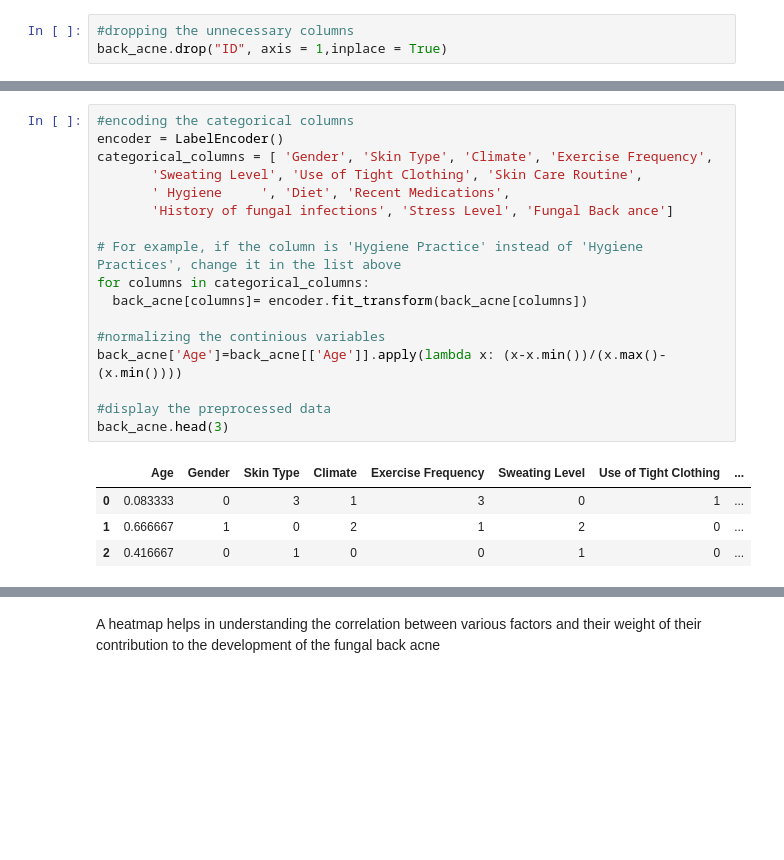
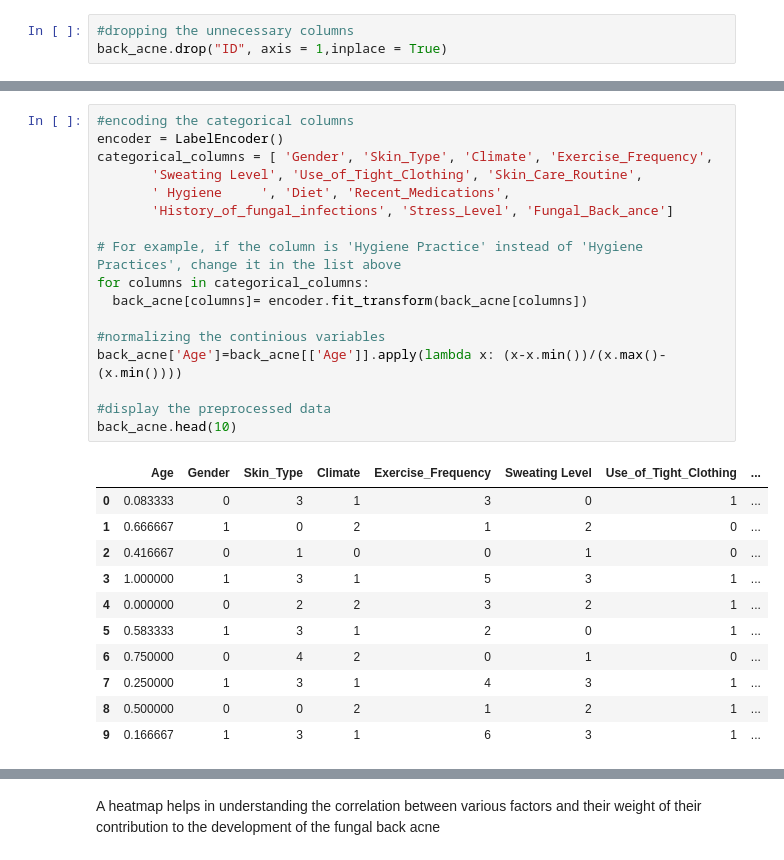
Before and after one commit to Mary7Magdalene/Fungal-Back-acne, a Jupyter notebook: back_acne_Final.ipynb, the cells around one changed output, grey strips where cells are left out. Cells and saved outputs as stored; diff of their text form; blank space fills up the shorter version.

```diff
--- a/back_acne_Final.ipynb
+++ b/back_acne_Final.ipynb
@@ -55,22 +63,29 @@ Index(['Age', 'Gender', 'Skin Type', 'Climate', 'Exercise Frequency',
 # %%
 #encoding the categorical columns
 encoder = LabelEncoder()
-categorical_columns = [ 'Gender', 'Skin Type', 'Climate', 'Exercise Frequency',
-       'Sweating Level', 'Use of Tight Clothing', 'Skin Care Routine',
-       ' Hygiene     ', 'Diet', 'Recent Medications',
-       'History of fungal infections', 'Stress Level', 'Fungal Back ance']
+categorical_columns = [ 'Gender', 'Skin_Type', 'Climate', 'Exercise_Frequency',
+       'Sweating Level', 'Use_of_Tight_Clothing', 'Skin_Care_Routine',
+       ' Hygiene     ', 'Diet', 'Recent_Medications',
+       'History_of_fungal_infections', 'Stress_Level', 'Fungal_Back_ance']
 
 # For example, if the column is 'Hygiene Practice' instead of 'Hygiene Practices', change it in the list above
 for columns in categorical_columns:
   back_acne[columns]= encoder.fit_transform(back_acne[columns])
 
 #normalizing the continious variables
 back_acne['Age']=back_acne[['Age']].apply(lambda x: (x-x.min())/(x.max()- (x.min())))
 
 #display the preprocessed data
-back_acne.head(3)
+back_acne.head(10)
 # %% [output]
-|  | Age | Gender | Skin Type | Climate | Exercise Frequency | Sweating Level | Use of Tight Clothing | ... |
+|  | Age | Gender | Skin_Type | Climate | Exercise_Frequency | Sweating Level | Use_of_Tight_Clothing | ... |
 | 0 | 0.083333 | 0 | 3 | 1 | 3 | 0 | 1 | ... |
 | 1 | 0.666667 | 1 | 0 | 2 | 1 | 2 | 0 | ... |
 | 2 | 0.416667 | 0 | 1 | 0 | 0 | 1 | 0 | ... |
+| 3 | 1.000000 | 1 | 3 | 1 | 5 | 3 | 1 | ... |
+| 4 | 0.000000 | 0 | 2 | 2 | 3 | 2 | 1 | ... |
+| 5 | 0.583333 | 1 | 3 | 1 | 2 | 0 | 1 | ... |
+| 6 | 0.750000 | 0 | 4 | 2 | 0 | 1 | 0 | ... |
+| 7 | 0.250000 | 1 | 3 | 1 | 4 | 3 | 1 | ... |
+| 8 | 0.500000 | 0 | 0 | 2 | 1 | 2 | 1 | ... |
+| 9 | 0.166667 | 1 | 3 | 1 | 6 | 3 | 1 | ... |
```
Also changed, not shown: parts of 19 cells of this notebook.
